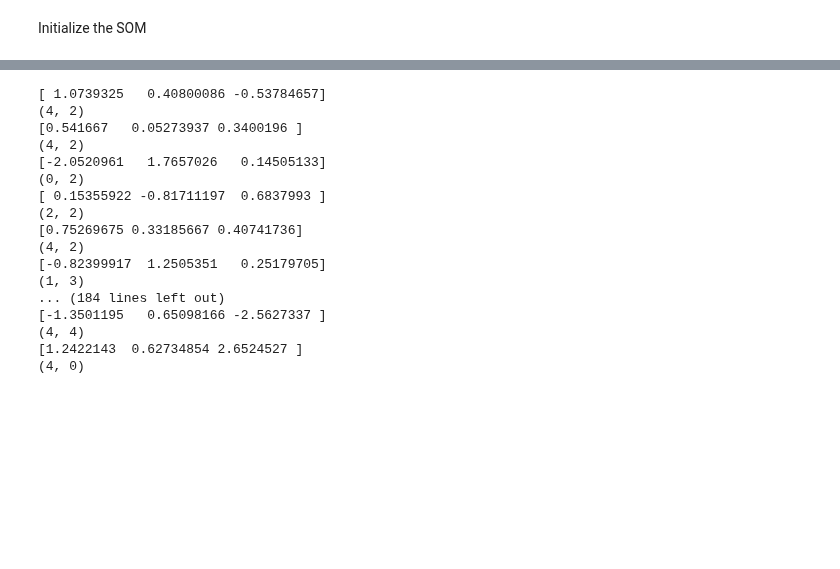
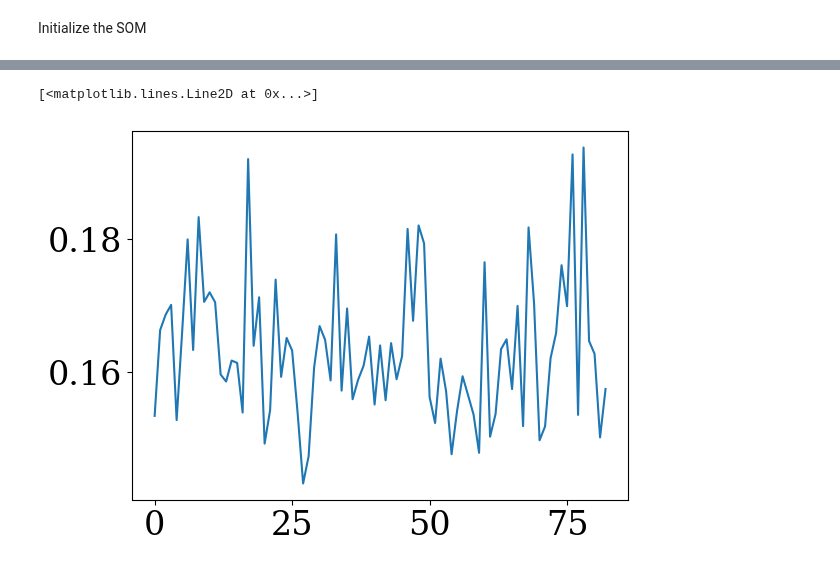
Before and after one commit to lsajkov/strw_mpdg, a Jupyter notebook: mpdg_run_som.ipynb, the cells around one changed output, grey strips where cells are left out. Drawn from its saved outputs; the diff is of its cells as text; code cells hidden in the pictures; blank space fills up the shorter version.

```diff
--- a/mpdg_run_som.ipynb
+++ b/mpdg_run_som.ipynb
@@ -135,20 +133,8 @@ SOM.show_map(show_labeled = True)
+# %%
+import matplotlib.pyplot as plt
+plt.plot(SOM.errors)
+# %% [output]
+[<matplotlib.lines.Line2D at 0x...>]
+[figure, added]
 # %%
-SOM.predict(normalized_input_data[:data_cut])
+SOM.predict(SOM.data)
-# %% [output]
-[ 1.0739325   0.40800086 -0.53784657]
-(4, 2)
-[0.541667   0.05273937 0.3400196 ]
-(4, 2)
-[-2.0520961   1.7657026   0.14505133]
-(0, 2)
-[ 0.15355922 -0.81711197  0.6837993 ]
-(2, 2)
-[0.75269675 0.33185667 0.40741736]
-(4, 2)
-[-0.82399917  1.2505351   0.25179705]
-(1, 3)
-... (184 lines left out)
-[-1.3501195   0.65098166 -2.5627337 ]
-(4, 4)
-[1.2422143  0.62734854 2.6524527 ]
-(4, 0)
```
Also changed, not shown: parts of 12 cells of this notebook, 3 other files.
